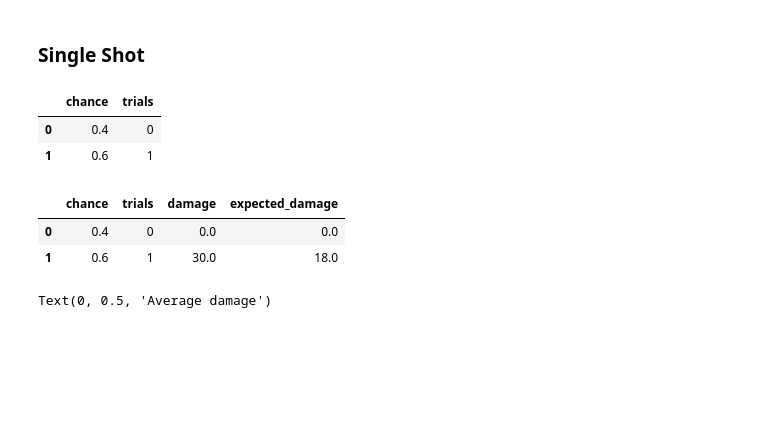
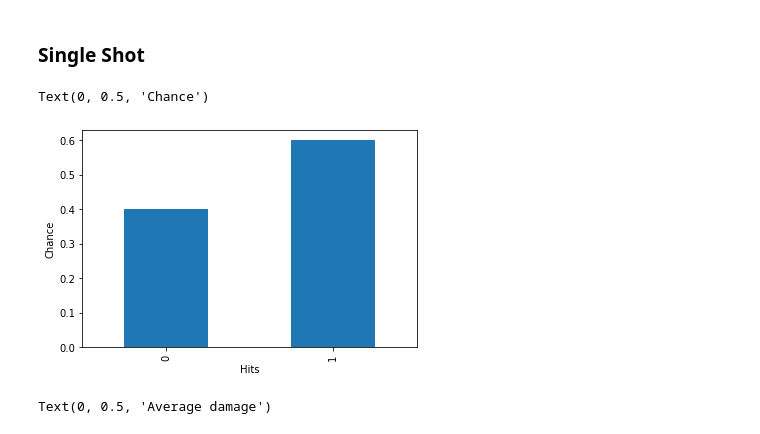
Before and after one commit to Bernardo-MG/wargame_analysis_jupyter_notebook, a Jupyter notebook: weapon_expected_damage.ipynb, the cells around one changed output. Drawn from its saved outputs; the diff is of its cells as text; code cells hidden in the pictures; blank space fills up the shorter version.

```diff
--- a/weapon_expected_damage.ipynb
+++ b/weapon_expected_damage.ipynb
@@ -22,0 +27,11 @@ We want to know:
+# %%
+values = []
+n = 1
+p = 0.6
+
+for i in range(0, n + 1, 1):
+    values.append(binom.pmf(i, n, p))
+d = {"chance": values}
+data_single = pd.DataFrame(data=d)
+data_single['trials'] = data_single.index
+data_single
@@ -22,0 +42,4 @@ We want to know:
+# %%
+data_single["damage"] = data_single.apply(lambda x: 30 * x["trials"], axis=1)
+data_single["expected_damage"] = data_single.apply(lambda x: x["chance"] * x["damage"], axis=1)
+data_single
@@ -48,27 +104,11 @@ at_least_one_burst * 30
 ## Binomial Distribution
 # %% [markdown]
 ### Single Shot
-# %%
-values = []
-n = 1
-p = 0.6
-
-for i in range(0, n + 1, 1):
-    values.append(binom.pmf(i, n, p))
-d = {"chance": values}
-binomial_single = pd.DataFrame(data=d)
-binomial_single['trials'] = binomial_single.index
-binomial_single
-# %% [output]
-|  | chance | trials |
-| 0 | 0.4 | 0 |
-| 1 | 0.6 | 1 |
-# %%
-binomial_single["damage"] = binomial_single.apply(lambda x: 30 * x["trials"], axis=1)
-binomial_single["expected_damage"] = binomial_single.apply(lambda x: p * x["damage"], axis=1)
-binomial_single
-# %% [output]
-|  | chance | trials | damage | expected_damage |
-| 0 | 0.4 | 0 | 0.0 | 0.0 |
-| 1 | 0.6 | 1 | 30.0 | 18.0 |
+# %%
+ax = data_single.plot.bar(x="trials", y="chance", legend=False)
+ax.set_xlabel("Hits")
+ax.set_ylabel("Chance")
+# %% [output]
+Text(0, 0.5, 'Chance')
+[figure, added]
 # %%
```
Also changed, not shown: parts of 14 cells of this notebook.
